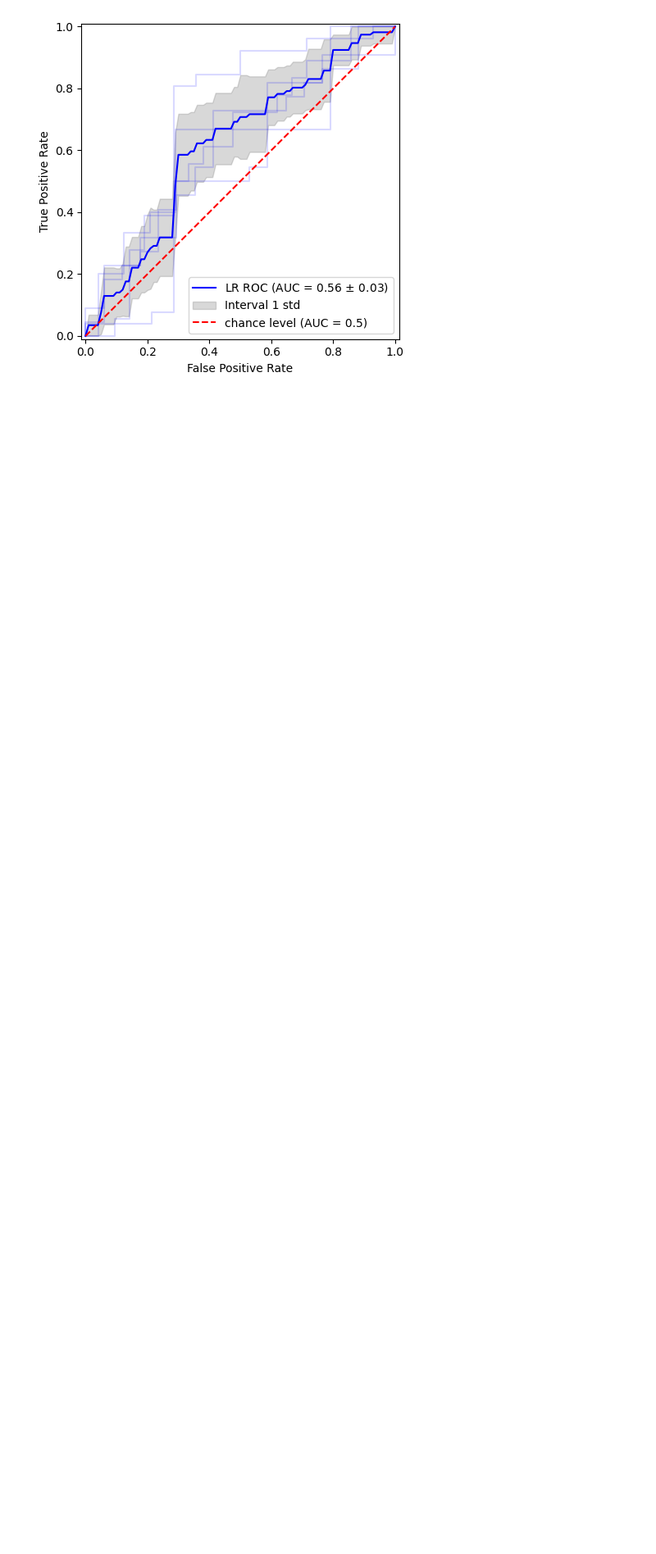
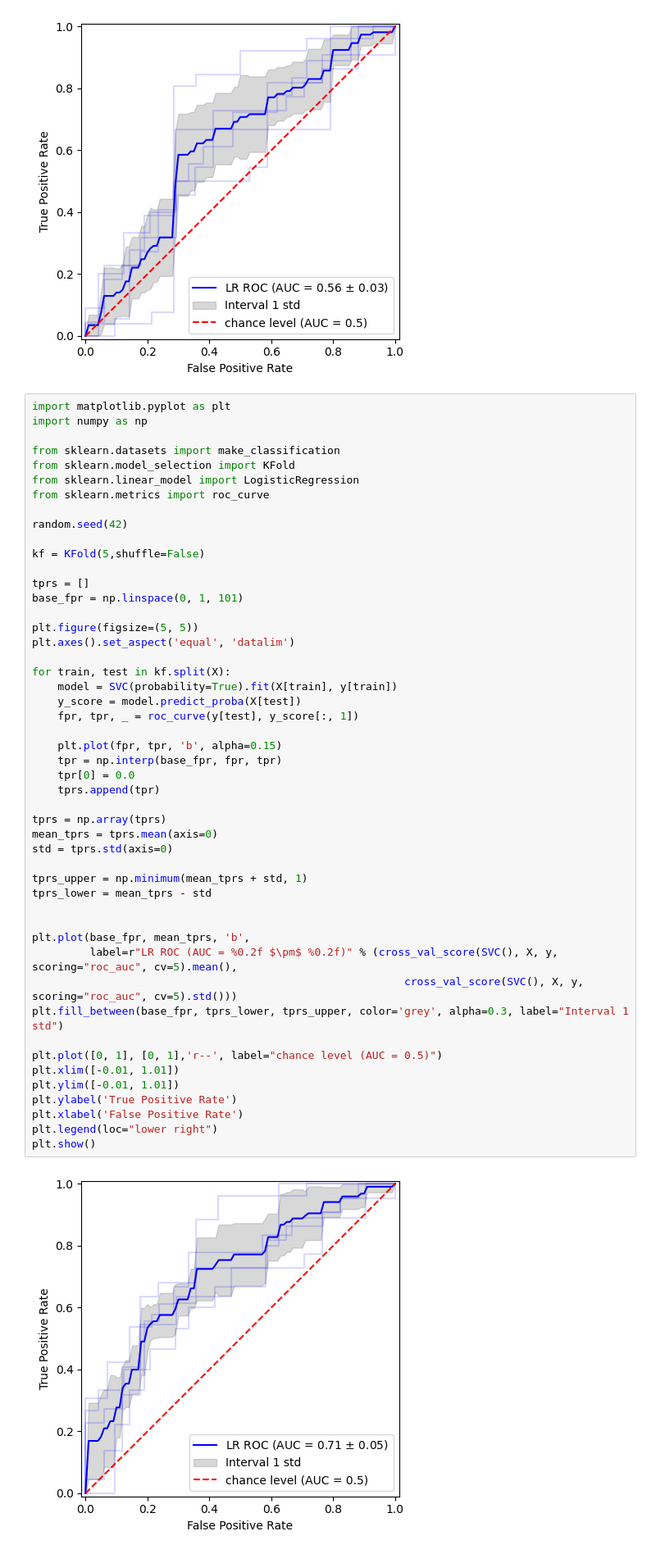
Before and after one commit to borbregant/institut, a Jupyter notebook: analiza_podatkov.ipynb, the cells around one changed output. Shown at 82% size. Saved outputs shown, nothing was run; the diff lists cells and outputs as text; blank space fills up the shorter version.

Commit message:
dodal svc roc graf (najboljsi roc score)

```diff
--- a/analiza_podatkov.ipynb
+++ b/analiza_podatkov.ipynb
@@ -281,3 +284,54 @@ Please also refer to the documentation for alternative solver options:
     https://scikit-learn.org/stable/modules/linear_model.html#logistic-regression
   n_iter_i = _check_optimize_result(
 [figure]
+# %%
+import matplotlib.pyplot as plt
+import numpy as np
+
+from sklearn.datasets import make_classification
+from sklearn.model_selection import KFold
+from sklearn.linear_model import LogisticRegression
+from sklearn.metrics import roc_curve
+
+random.seed(42)
+
+kf = KFold(5,shuffle=False)
+
+tprs = []
+base_fpr = np.linspace(0, 1, 101)
+
+plt.figure(figsize=(5, 5))
+plt.axes().set_aspect('equal', 'datalim')
+
+for train, test in kf.split(X):
+    model = SVC(probability=True).fit(X[train], y[train])
+    y_score = model.predict_proba(X[test])
+    fpr, tpr, _ = roc_curve(y[test], y_score[:, 1])
+
+    plt.plot(fpr, tpr, 'b', alpha=0.15)
+    tpr = np.interp(base_fpr, fpr, tpr)
+    tpr[0] = 0.0
+    tprs.append(tpr)
+
+tprs = np.array(tprs)
+mean_tprs = tprs.mean(axis=0)
+std = tprs.std(axis=0)
+
+tprs_upper = np.minimum(mean_tprs + std, 1)
+tprs_lower = mean_tprs - std
+
+
+plt.plot(base_fpr, mean_tprs, 'b',
+         label=r"LR ROC (AUC = %0.2f $\pm$ %0.2f)" % (cross_val_score(SVC(), X, y, scoring="roc_auc", cv=5).mean(),
+                                                          cross_val_score(SVC(), X, y, scoring="roc_auc", cv=5).std()))
+plt.fill_between(base_fpr, tprs_lower, tprs_upper, color='grey', alpha=0.3, label="Interval 1 std")
+
+plt.plot([0, 1], [0, 1],'r--', label="chance level (AUC = 0.5)")
+plt.xlim([-0.01, 1.01])
+plt.ylim([-0.01, 1.01])
+plt.ylabel('True Positive Rate')
+plt.xlabel('False Positive Rate')
+plt.legend(loc="lower right")
+plt.show()
+# %% [output]
+[figure, added]
```
Also changed, not shown: parts of 3 cells of this notebook.
